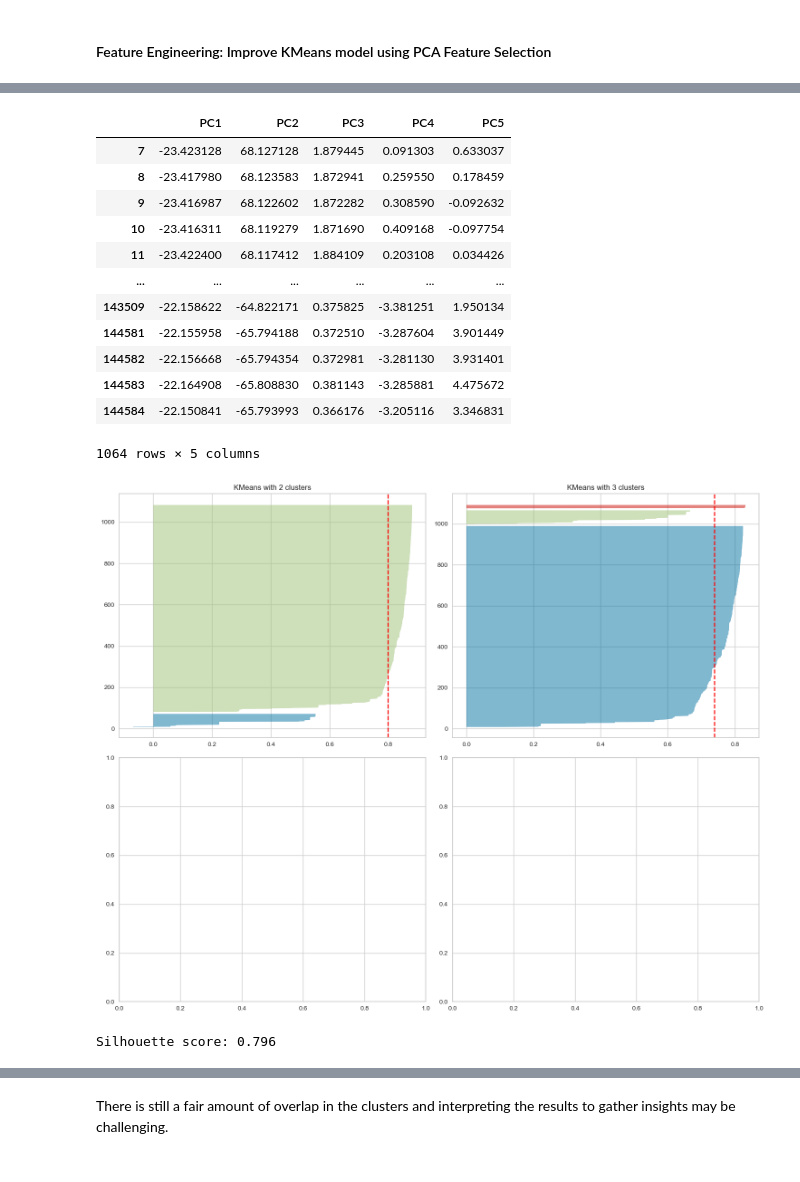
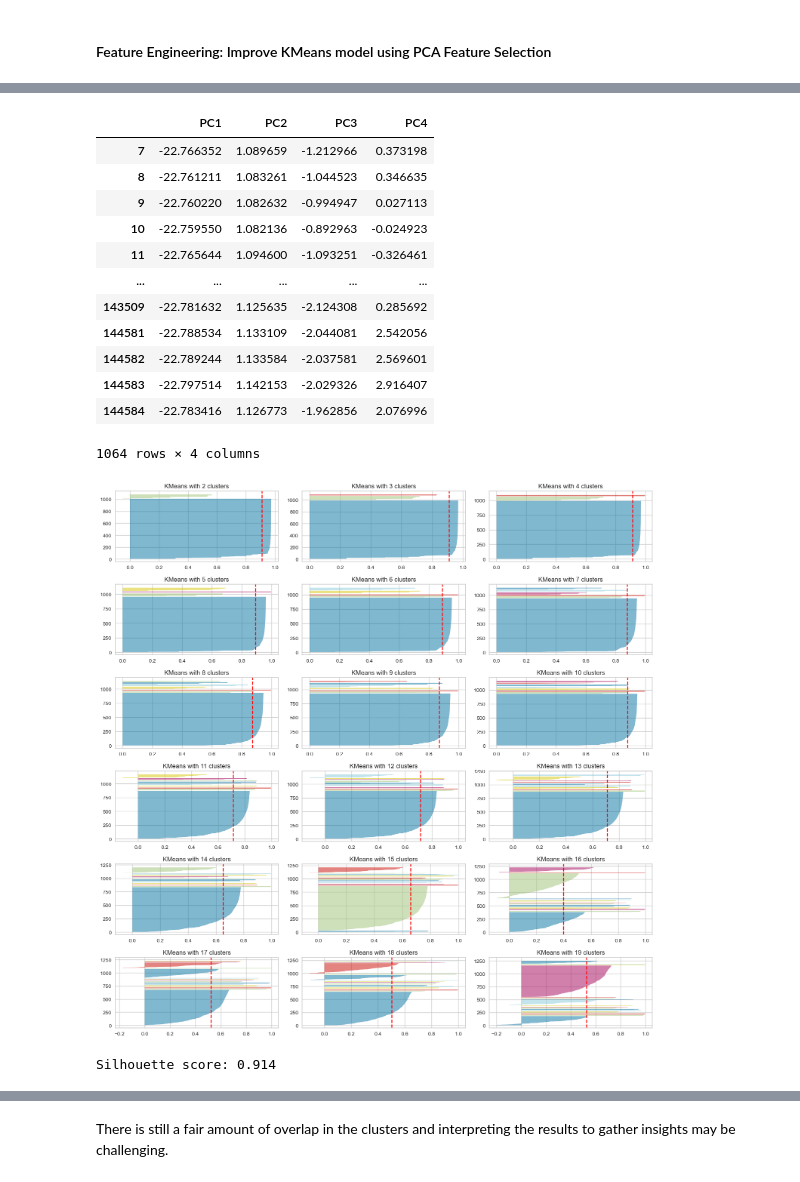
Before and after one commit to MLFP-90803-SP24-FinalProjects/Team13-ML-finalProject-Unveiling-the-Future-of-Women-in-STEM, a Jupyter notebook: Question3Sara.ipynb, the cells around one changed output, grey strips where cells are left out. Cells and saved outputs as stored; diff of their text form; code cells hidden in the pictures.

```diff
--- a/Question3Sara.ipynb
+++ b/Question3Sara.ipynb
@@ -136,9 +152,9 @@ visualizer.show()
 <Axes: title={'center': 'Distortion Score Elbow for KMeans Clustering'}, xlabel='k', ylabel='distortion score'>
 # %%
-#Create a Kmeans model and plot the number of Ks between 2 and 12 using calinski_harabasz score
+#Create a Kmeans model and plot the number of Ks between 2 and 20 using calinski_harabasz score
 
 model = KMeans(random_state=seed, n_init=10)
-visualizer = KElbowVisualizer(model, k=(2,12), timings=False, metric='calinski_harabasz', locate_elbow=True)
+visualizer = KElbowVisualizer(model, k=(2,20), timings=False, metric='calinski_harabasz', locate_elbow=True)
 visualizer.fit(X)
 visualizer.show()
 # %% [output]
@@ -150,11 +166,11 @@ The K values for these two different scores are different.
 To learn more about what k value might be best visually, plot a silhouette plot.
 # %%
 # Create a subplot grid
-fig, ax = plt.subplots(3, 3, figsize=(15, 12))
+fig, ax = plt.subplots(6, 3, figsize=(15, 15))
 j = 0
 h = 0
 
-for i in range(2, 10):
+for i in range(2, 20):
 
     # Initialize the KMeans model
     model = KMeans(random_state=seed, n_clusters=i, n_init = 10)
@@ -187,6 +201,6 @@ Run a Kmeans with 3 clusters to get "final" results.
 # %%
 # K Means Model with 3 Clusters
-kmeans_final = KMeans(random_state=seed, n_clusters=3, n_init = 10)
+kmeans_final = KMeans(random_state=seed, n_clusters=5, n_init = 10)
 
 # Step 2: Train the model using the X_test
 kmeans_final.fit(X)
@@ -267,64 +285,63 @@ plt.legend(loc=2)
 # %%
-# The plot appears to flatten after 5 components. Create a new dataframe that is a PCA subset with n_components=5
+# The plot appears to flatten after 4 components. Create a new dataframe that is a PCA subset with n_components=4
 
-n_components = 5
+n_components = 4
 pca = PCA(n_components=n_components, random_state=seed)
-X_PCA = pd.DataFrame(pca.fit_transform(X), columns=['PC1', 'PC2', 'PC3','PC4', 'PC5'], index=X.index)
+X_PCA = pd.DataFrame(pca.fit_transform(X), columns=['PC1', 'PC2', 'PC3','PC4'], index=X.index)
 X_PCA
 # %% [output]
-|  | PC1 | PC2 | PC3 | PC4 | PC5 |
-| 7 | -23.423128 | 68.127128 | 1.879445 | 0.091303 | 0.633037 |
-| 8 | -23.417980 | 68.123583 | 1.872941 | 0.259550 | 0.178459 |
-| 9 | -23.416987 | 68.122602 | 1.872282 | 0.308590 | -0.092632 |
-| 10 | -23.416311 | 68.119279 | 1.871690 | 0.409168 | -0.097754 |
-| 11 | -23.422400 | 68.117412 | 1.884109 | 0.203108 | 0.034426 |
-| ... | ... | ... | ... | ... | ... |
-| 143509 | -22.158622 | -64.822171 | 0.375825 | -3.381251 | 1.950134 |
-| 144581 | -22.155958 | -65.794188 | 0.372510 | -3.287604 | 3.901449 |
-| 144582 | -22.156668 | -65.794354 | 0.372981 | -3.281130 | 3.931401 |
-| 144583 | -22.164908 | -65.808830 | 0.381143 | -3.285881 | 4.475672 |
-| 144584 | -22.150841 | -65.793993 | 0.366176 | -3.205116 | 3.346831 |
+|  | PC1 | PC2 | PC3 | PC4 |
+| 7 | -22.766352 | 1.089659 | -1.212966 | 0.373198 |
+| 8 | -22.761211 | 1.083261 | -1.044523 | 0.346635 |
+| 9 | -22.760220 | 1.082632 | -0.994947 | 0.027113 |
+| 10 | -22.759550 | 1.082136 | -0.892963 | -0.024923 |
+| 11 | -22.765644 | 1.094600 | -1.093251 | -0.326461 |
+| ... | ... | ... | ... | ... |
+| 143509 | -22.781632 | 1.125635 | -2.124308 | 0.285692 |
+| 144581 | -22.788534 | 1.133109 | -2.044081 | 2.542056 |
+| 144582 | -22.789244 | 1.133584 | -2.037581 | 2.569601 |
+| 144583 | -22.797514 | 1.142153 | -2.029326 | 2.916407 |
+| 144584 | -22.783416 | 1.126773 | -1.962856 | 2.076996 |
-1064 rows × 5 columns
+1064 rows × 4 columns
 # %%
 # Plot the silhouette plot again to see the optimal number of clusters with the PCA data
 
 # Create a subplot grid
-fig, ax = plt.subplots(2, 2, figsize=(15, 12))
+fig, ax = plt.subplots(6, 3, figsize=(15, 15))
 j = 0
 h = 0
 
-for i in range(2, 4):
+for i in range(2, 20):
 
     # Initialize the KMeans model
     model = KMeans(random_state=seed, n_clusters=i, n_init = 10)
 
     # Create a SilhouetteVisualizer for the current model
     viz = SilhouetteVisualizer(model, colors='yellowbrick', ax=ax[h][j])
 
     # Fit the visualizer
     viz.fit(X_PCA)
 
     # Set the title for each subplot
     ax[h][j].set_title(f'KMeans with {i} clusters')
 
     # Update the subplot position
-    if j < 1:
+    if j < 2:
         j += 1
     else:
         j = 0
         h += 1
 
 # Show the plot
 plt.tight_layout()
 plt.show()
 # %% [output]
-[figure, old version]
+[figure, new version]
 # %%
-# Silhouette score is highest with 2 clusters. Run a Kmeans with 2 clusters to get "final" results.
-
+# Train the model using 4 clusters
 
 # Step 1: Initialize a model object
-kmeans_final = KMeans(random_state=seed, n_clusters=2, n_init = 10)
+kmeans_final = KMeans(random_state=seed, n_clusters=4, n_init = 10)
 
 # Step 2: Train the model using the X_test
 kmeans_final = kmeans_final.fit(X_PCA)
@@ -333,11 +350,11 @@ kmeans_final = kmeans_final.fit(X_PCA)
 y_pred_test_kmeans_final = kmeans_final.labels_
 
 # Step 4: Evaluate the model performance
-silhouette_score_test_kmeans_final = silhouette_score(X, y_pred_test_kmeans_final)
+silhouette_score_test_kmeans_final = silhouette_score(X_PCA, y_pred_test_kmeans_final)
 
 print('Silhouette score:', round(silhouette_score_test_kmeans_final, 3))
 # %% [output]
-Silhouette score: 0.796
+Silhouette score: 0.914
 # %%
 # Save the cluster assignments as a new columns in the dataset
 X_ac["kmeans_pca_labels"] = y_pred_test_kmeans_final
```
Also changed, not shown: parts of 101 cells of this notebook.
